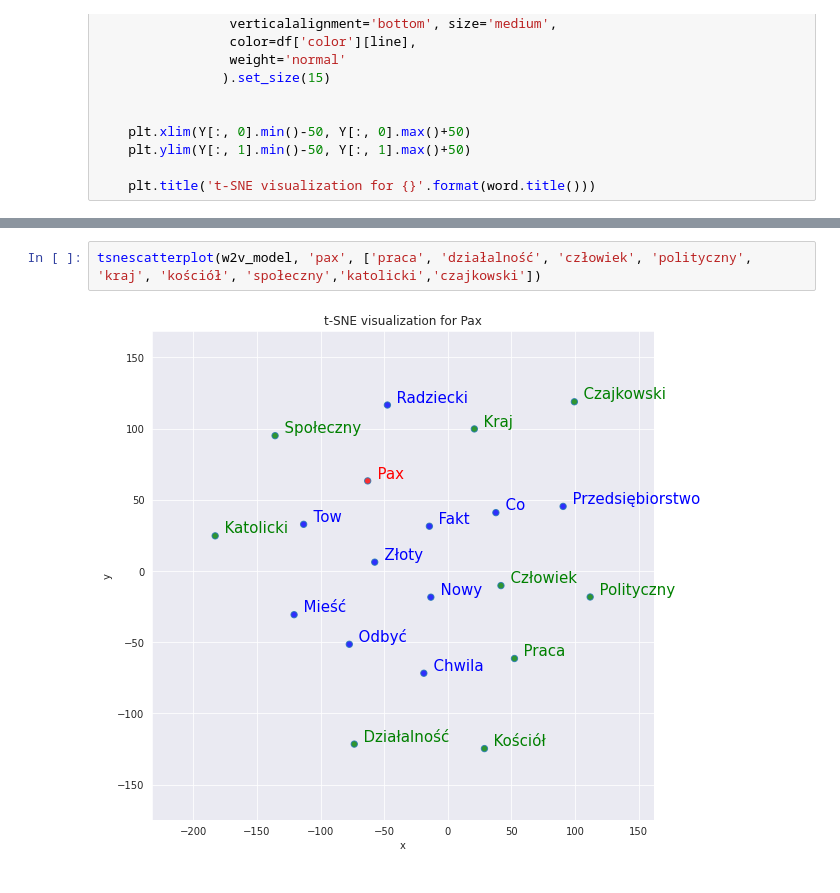
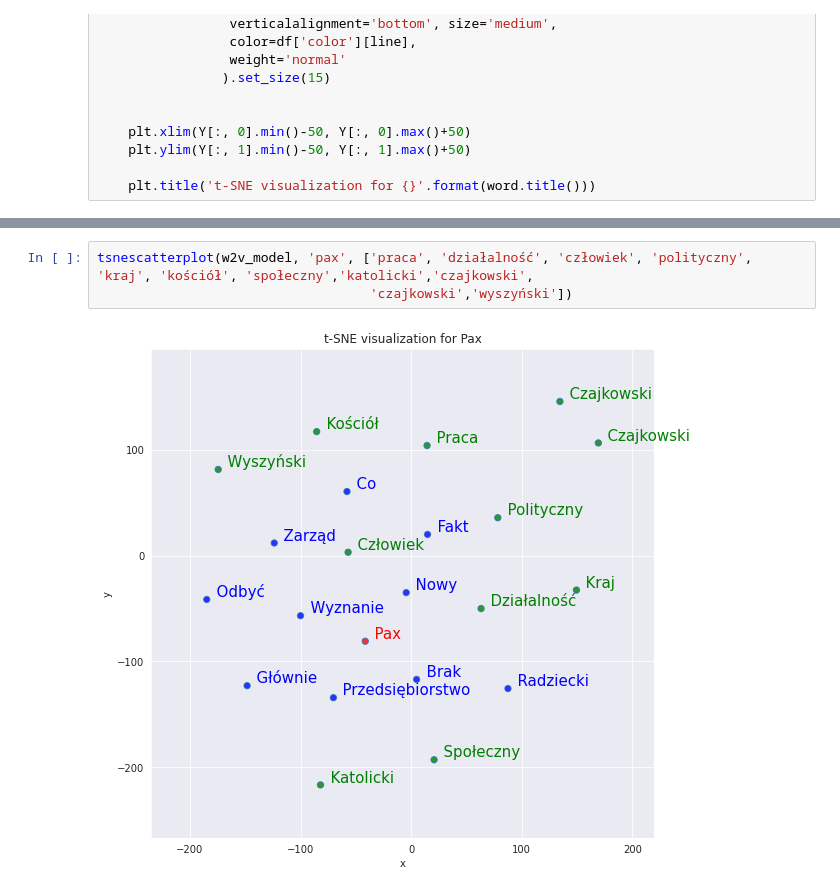
Before and after one commit to KacperGrodecki/image_proccessing, a Jupyter notebook: kuba_img_text_reading_found_words_analyzing_enchant.ipynb, the cells around one changed output, grey strips where cells are left out. Drawn from its saved outputs; the diff is of its cells as text.

```diff
--- a/kuba_img_text_reading_found_words_analyzing_enchant.ipynb
+++ b/kuba_img_text_reading_found_words_analyzing_enchant.ipynb
@@ -454,4 +521,5 @@ sorted(word_freq, key=word_freq.get, reverse=False)[:20]
 # %%
-tsnescatterplot(w2v_model, 'pax', ['praca', 'działalność', 'człowiek', 'polityczny', 'kraj', 'kościół', 'społeczny','katolicki','czajkowski'])
+tsnescatterplot(w2v_model, 'pax', ['praca', 'działalność', 'człowiek', 'polityczny', 'kraj', 'kościół', 'społeczny','katolicki','czajkowski',
+                                   'czajkowski','wyszyński'])
 # %% [output]
-[figure, old version]
+[figure, new version]
```
Also changed, not shown: parts of 11 cells of this notebook.
